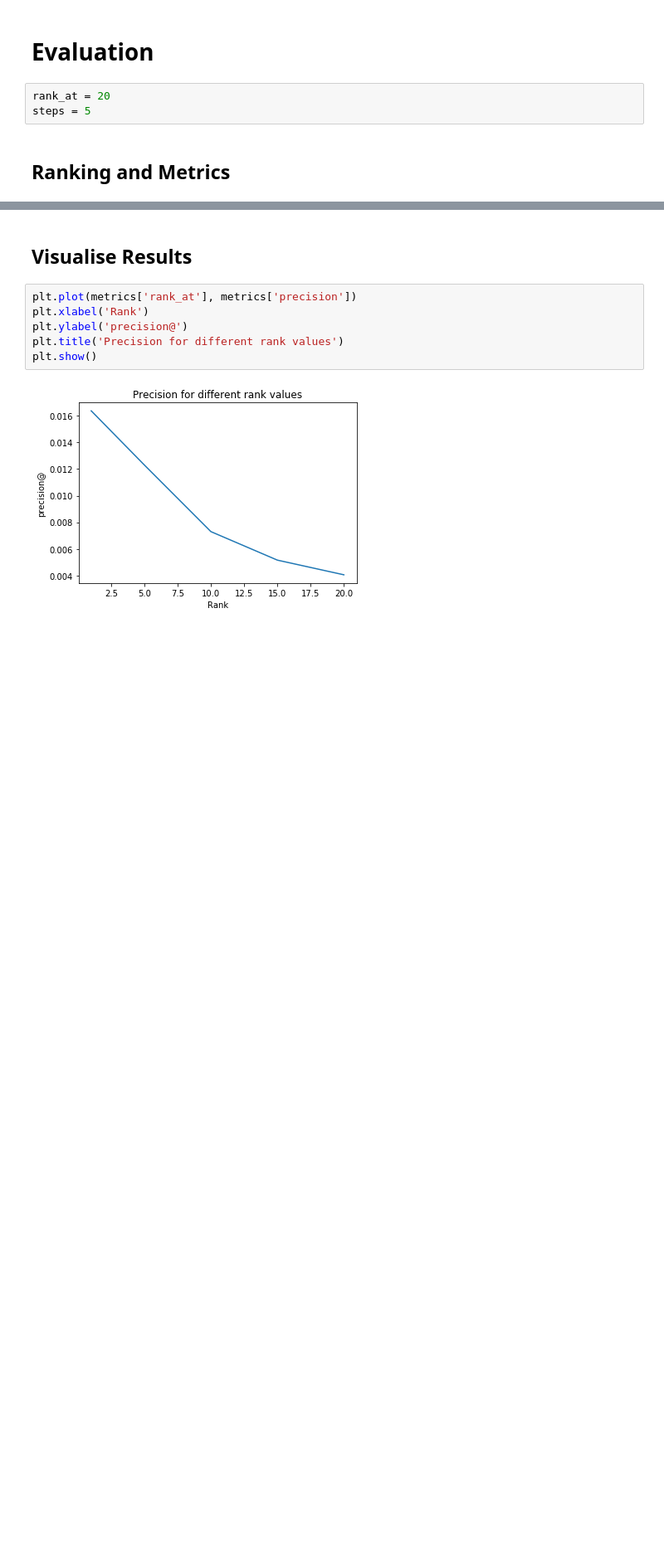
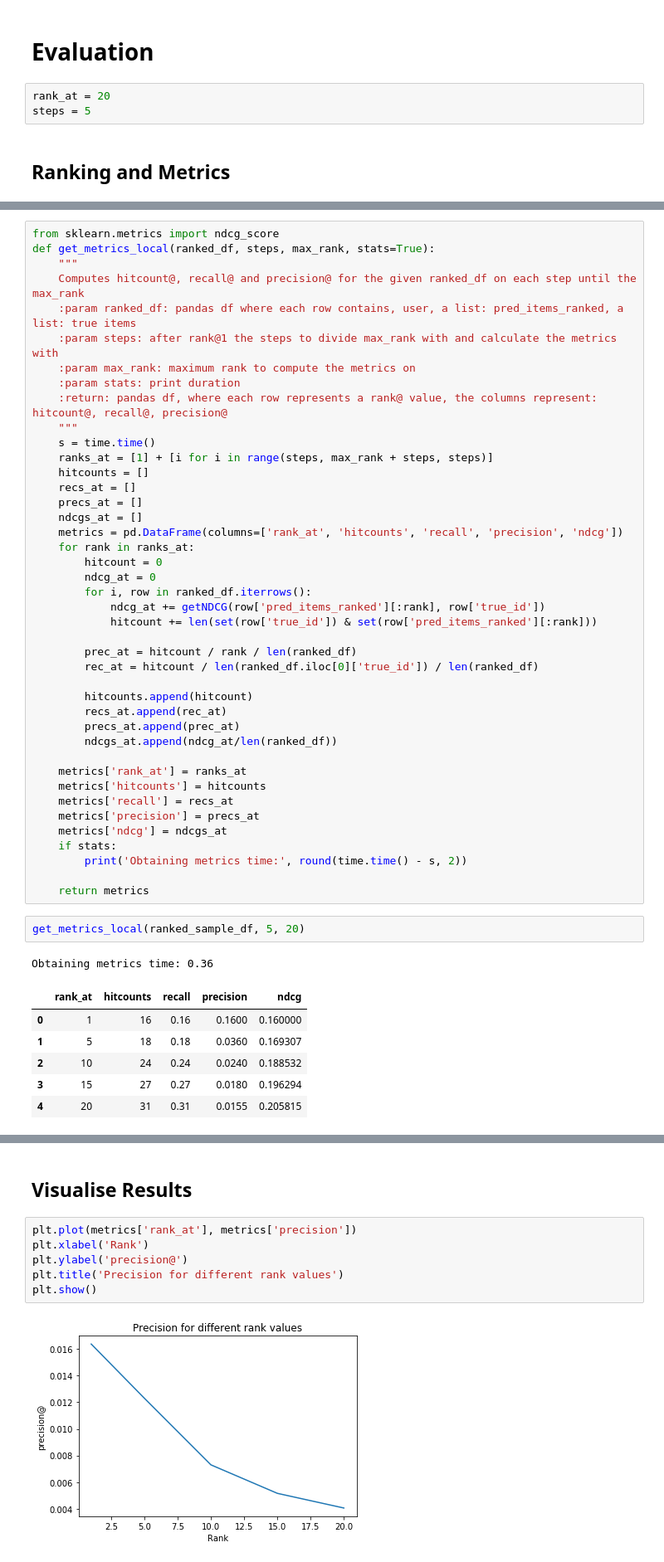
Before and after one commit to ROpdam/recommender_comparison, a Jupyter notebook: BPR.ipynb, the cells around one changed output, grey strips where cells are left out. Shown at 83% size. Drawn from its saved outputs; the diff is of its cells as text; blank space fills up the shorter version.

```diff
--- a/BPR.ipynb
+++ b/BPR.ipynb
@@ -144,0 +182,52 @@ metrics
+# %%
+from sklearn.metrics import ndcg_score
+def get_metrics_local(ranked_df, steps, max_rank, stats=True):
+    """
+    Computes hitcount@, recall@ and precision@ for the given ranked_df on each step until the max_rank
+    :param ranked_df: pandas df where each row contains, user, a list: pred_items_ranked, a list: true items
+    :param steps: after rank@1 the steps to divide max_rank with and calculate the metrics with
+    :param max_rank: maximum rank to compute the metrics on
+    :param stats: print duration
+    :return: pandas df, where each row represents a rank@ value, the columns represent: hitcount@, recall@, precision@
+    """
+    s = time.time()
+    ranks_at = [1] + [i for i in range(steps, max_rank + steps, steps)]
+    hitcounts = []
+    recs_at = []
+    precs_at = []
+    ndcgs_at = []
+    metrics = pd.DataFrame(columns=['rank_at', 'hitcounts', 'recall', 'precision', 'ndcg'])
+    for rank in ranks_at:
+        hitcount = 0
+        ndcg_at = 0
+        for i, row in ranked_df.iterrows():
+            ndcg_at += getNDCG(row['pred_items_ranked'][:rank], row['true_id'])
+            hitcount += len(set(row['true_id']) & set(row['pred_items_ranked'][:rank]))
+
+        prec_at = hitcount / rank / len(ranked_df)
+        rec_at = hitcount / len(ranked_df.iloc[0]['true_id']) / len(ranked_df)
+
+        hitcounts.append(hitcount)
+        recs_at.append(rec_at)
+        precs_at.append(prec_at)
+        ndcgs_at.append(ndcg_at/len(ranked_df))
+
+    metrics['rank_at'] = ranks_at
+    metrics['hitcounts'] = hitcounts
+    metrics['recall'] = recs_at
+    metrics['precision'] = precs_at
+    metrics['ndcg'] = ndcgs_at
+    if stats:
+        print('Obtaining metrics time:', round(time.time() - s, 2))
+
+    return metrics
+# %%
+get_metrics_local(ranked_sample_df, 5, 20)
+# %% [output]
+Obtaining metrics time: 0.36
+|  | rank_at | hitcounts | recall | precision | ndcg |
+| 0 | 1 | 16 | 0.16 | 0.1600 | 0.160000 |
+| 1 | 5 | 18 | 0.18 | 0.0360 | 0.169307 |
+| 2 | 10 | 24 | 0.24 | 0.0240 | 0.188532 |
+| 3 | 15 | 27 | 0.27 | 0.0180 | 0.196294 |
+| 4 | 20 | 31 | 0.31 | 0.0155 | 0.205815 |
```
Also changed, not shown: parts of 17 cells of this notebook, 2 other files.
